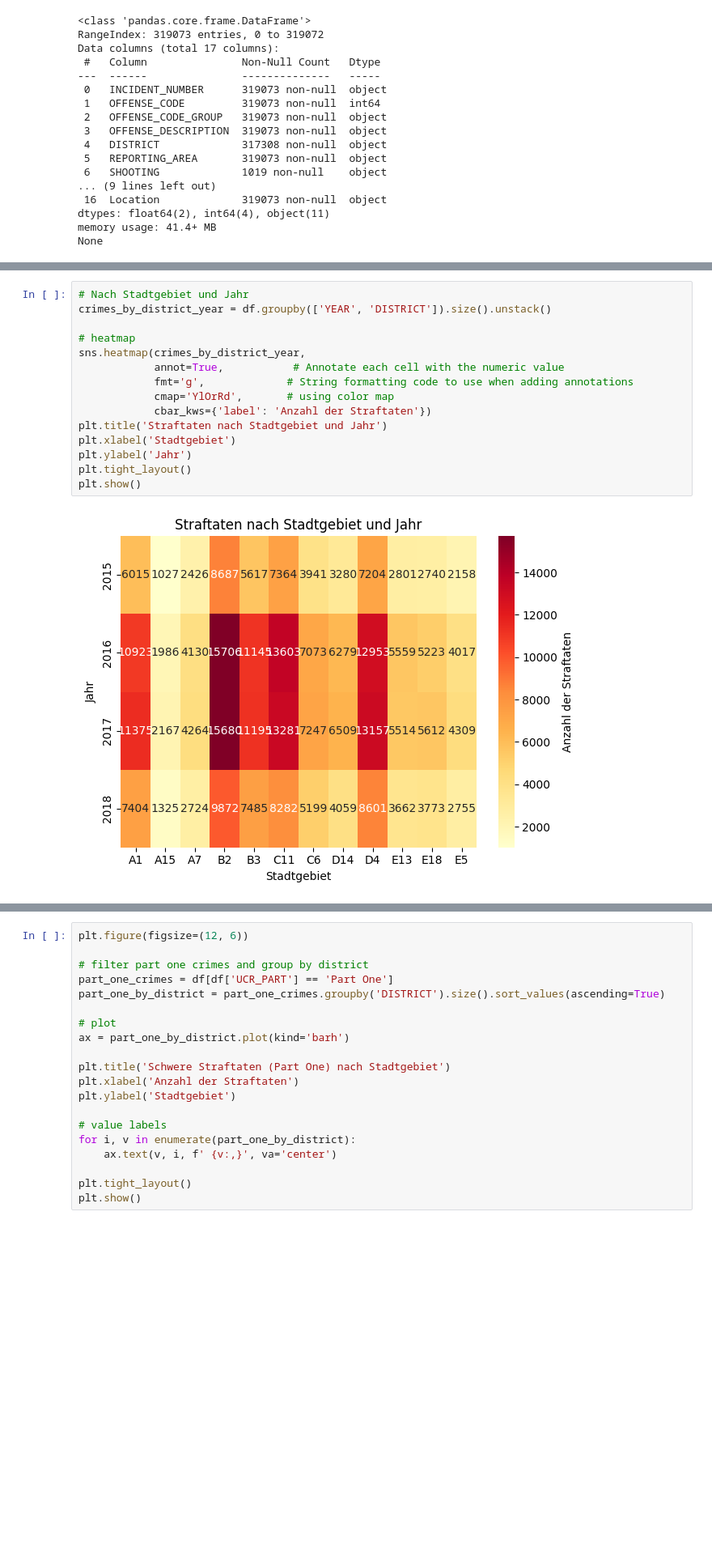
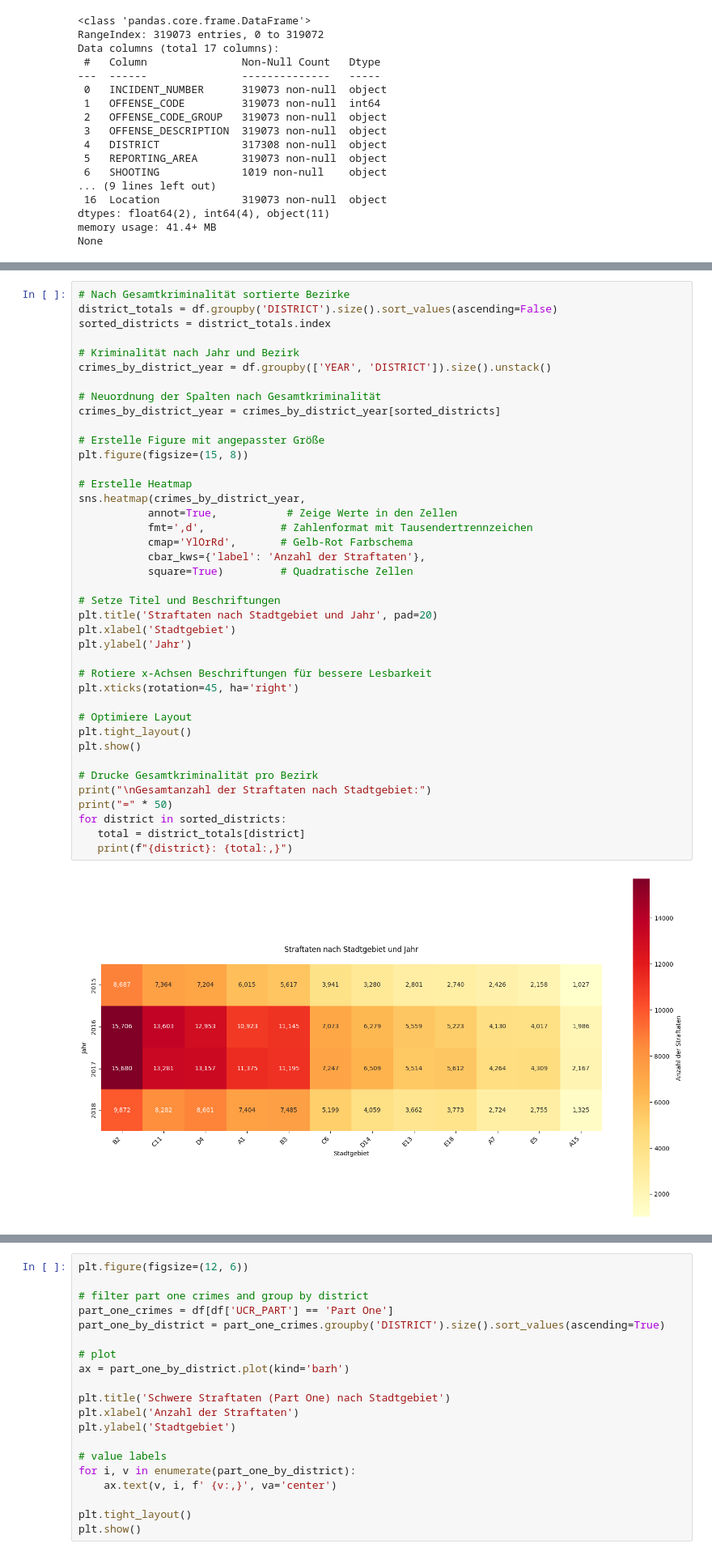
Before and after one commit to Oreo7985/HU-Data-Warehousing, a Jupyter notebook: uebung1/uebung1.ipynb, the cells around one changed output, grey strips where cells are left out. Shown at 81% size. Saved outputs shown, nothing was run; the diff lists cells and outputs as text; blank space fills up the shorter version.

```diff
--- a/uebung1/uebung1.ipynb
+++ b/uebung1/uebung1.ipynb
@@ -174,17 +152,42 @@ Fehlende Werte: 75,645
-# %%
-# Nach Stadtgebiet und Jahr
-crimes_by_district_year = df.groupby(['YEAR', 'DISTRICT']).size().unstack()
-
-# heatmap
-sns.heatmap(crimes_by_district_year,
-            annot=True,           # Annotate each cell with the numeric value
-            fmt='g',             # String formatting code to use when adding annotations
-            cmap='YlOrRd',       # using color map
-            cbar_kws={'label': 'Anzahl der Straftaten'})
-plt.title('Straftaten nach Stadtgebiet und Jahr')
-plt.xlabel('Stadtgebiet')
-plt.ylabel('Jahr')
-plt.tight_layout()
-plt.show()
-# %% [output]
-[figure, removed]
+# %%
+# Nach Gesamtkriminalität sortierte Bezirke
+district_totals = df.groupby('DISTRICT').size().sort_values(ascending=False)
+sorted_districts = district_totals.index
+
+# Kriminalität nach Jahr und Bezirk
+crimes_by_district_year = df.groupby(['YEAR', 'DISTRICT']).size().unstack()
+
+# Neuordnung der Spalten nach Gesamtkriminalität
+crimes_by_district_year = crimes_by_district_year[sorted_districts]
+
+# Erstelle Figure mit angepasster Größe
+plt.figure(figsize=(15, 8))
+
+# Erstelle Heatmap
+sns.heatmap(crimes_by_district_year,
+           annot=True,           # Zeige Werte in den Zellen
+           fmt=',d',            # Zahlenformat mit Tausendertrennzeichen
+           cmap='YlOrRd',       # Gelb-Rot Farbschema
+           cbar_kws={'label': 'Anzahl der Straftaten'},
+           square=True)         # Quadratische Zellen
+
+# Setze Titel und Beschriftungen
+plt.title('Straftaten nach Stadtgebiet und Jahr', pad=20)
+plt.xlabel('Stadtgebiet')
+plt.ylabel('Jahr')
+
+# Rotiere x-Achsen Beschriftungen für bessere Lesbarkeit
+plt.xticks(rotation=45, ha='right')
+
+# Optimiere Layout
+plt.tight_layout()
+plt.show()
+
+# Drucke Gesamtkriminalität pro Bezirk
+print("\nGesamtanzahl der Straftaten nach Stadtgebiet:")
+print("=" * 50)
+for district in sorted_districts:
+   total = district_totals[district]
+   print(f"{district}: {total:,}")
+# %% [output]
+[figure, added]
```
Also changed, not shown: parts of 33 cells of this notebook, 3 other files.
